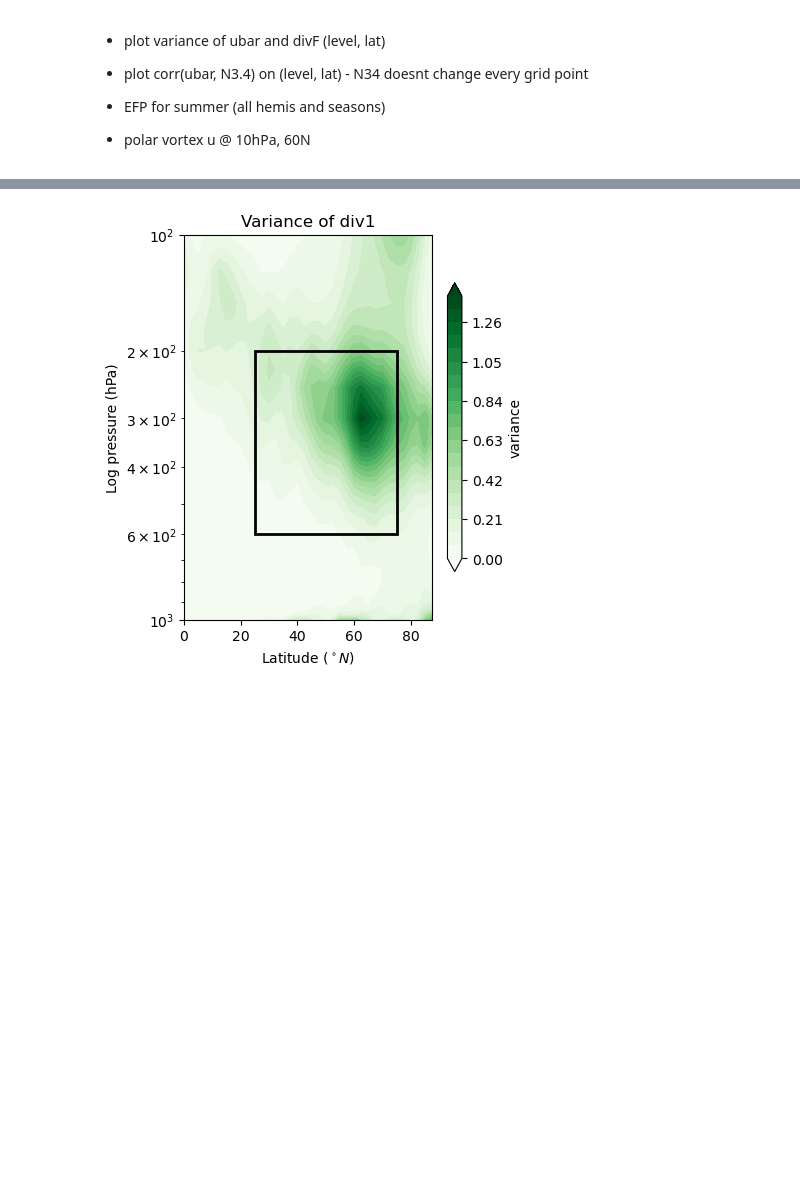
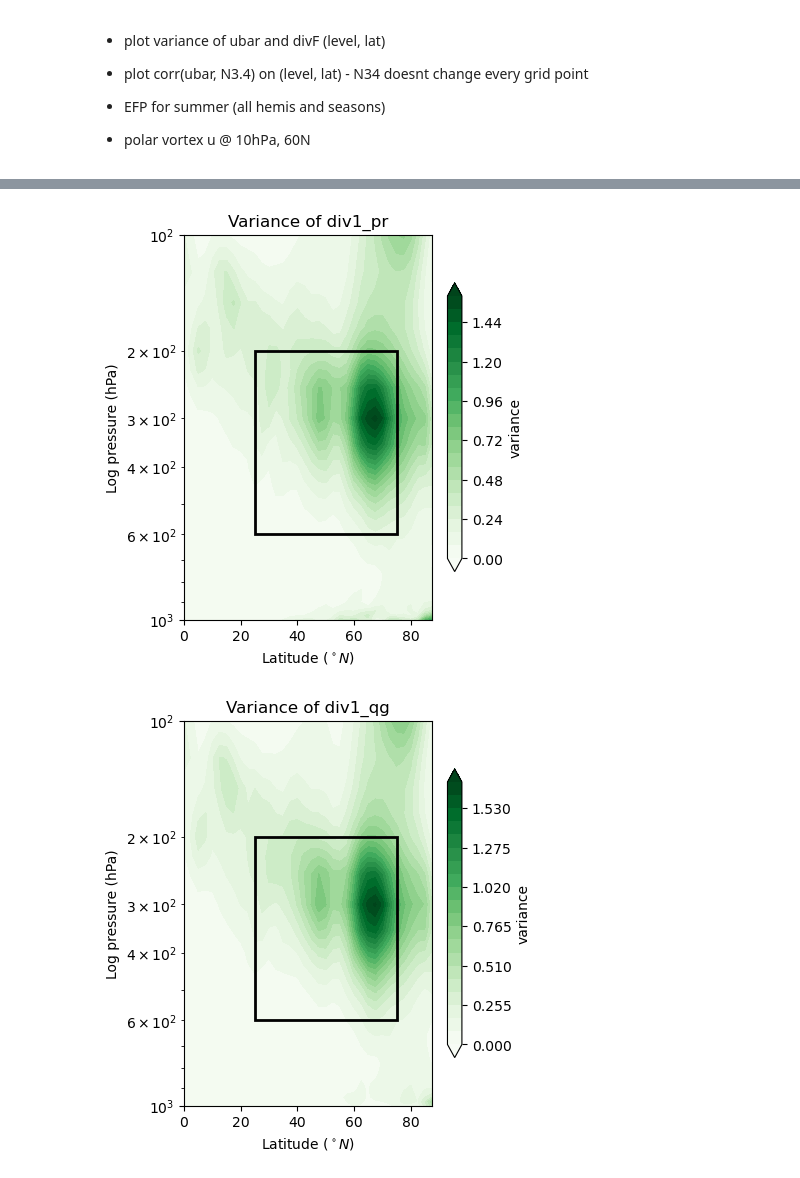
Before and after one commit to Caturrell/eddy_feedback, a Jupyter notebook: research/variability/variability.ipynb, the cells around one changed output, grey strips where cells are left out. Cells and saved outputs as stored; diff of their text form; code cells hidden in the pictures; blank space fills up the shorter version.

```diff
--- a/research/variability/variability.ipynb
+++ b/research/variability/variability.ipynb
@@ -44,5 +69,9 @@ ef.plot_variance(ds, latitude='NH')
 # %%
-ef.plot_variance(ds, variable='div1', latitude='NH')
+plot.plot_variance(ds, variable='div1_pr', latitude='NH', remove_poles=True)
 # %% [output]
-[figure, old version]
+[figure, new version]
+# %%
+plot.plot_variance(ds, variable='div1_qg', latitude='NH', remove_poles=True)
+# %% [output]
+[figure, added]
 # %%
```
Also changed, not shown: parts of 7 cells of this notebook, 7 other files.
